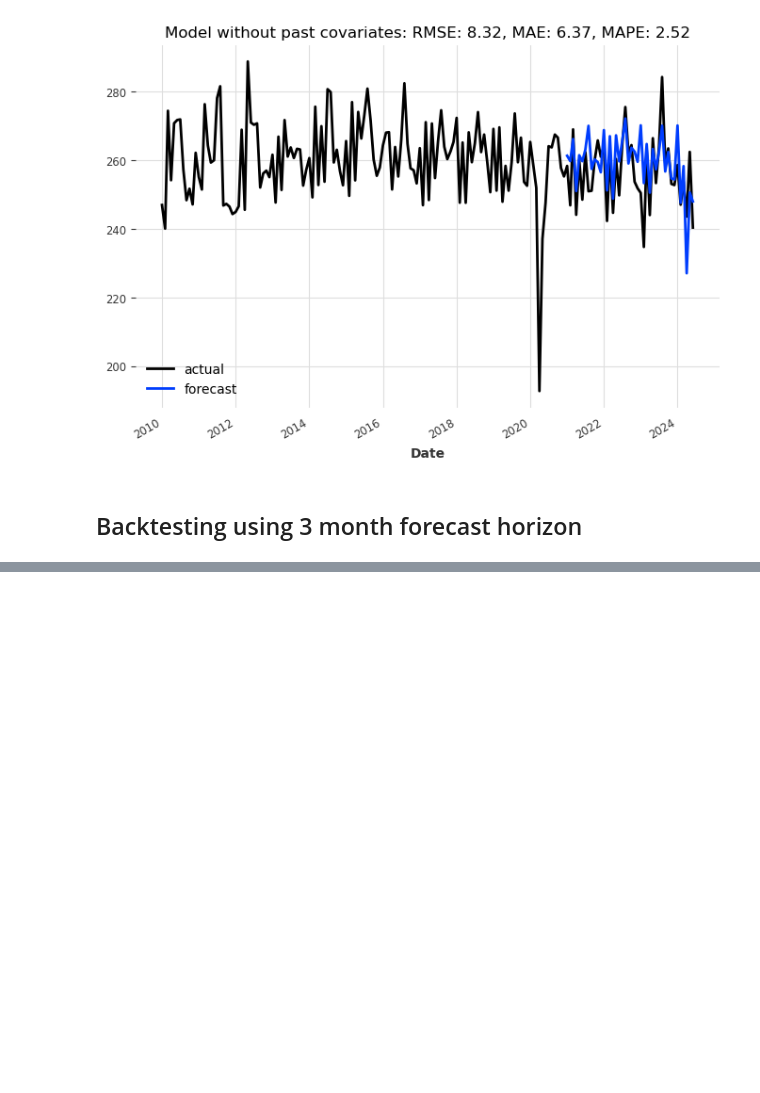
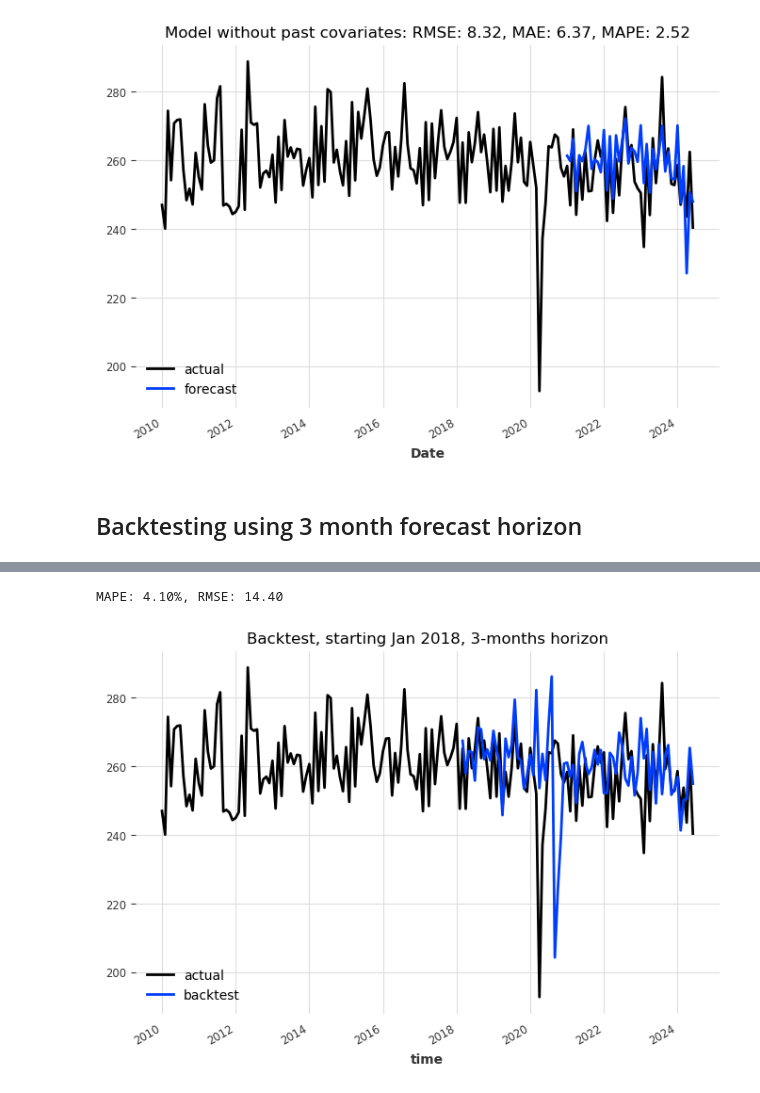
Before and after one commit to TheVeryCoolJackson/COMPSCI760-Electricity-Timeseries, a Jupyter notebook: RNN_test/business/RNN_LNI_bus.ipynb, the cells around one changed output, grey strips where cells are left out. Cells and saved outputs as stored; diff of their text form; code cells hidden in the pictures; blank space fills up the shorter version.

```diff
--- a/RNN_test/business/RNN_LNI_bus.ipynb
+++ b/RNN_test/business/RNN_LNI_bus.ipynb
@@ -246,0 +244,21 @@ MAPE: 5.53%, RMSE: 28.50
+# %%
+plt.figure(figsize=(8, 5))
+ts['Selected business demand (GWh)'].plot(label="actual")
+backtest_series_reversed.plot(label="backtest")
+plt.legend()
+plt.title("Backtest, starting Jan 2018, 3-months horizon")
+print(
+    "MAPE: {:.2f}%, RMSE: {:.2f}".format(
+        mape(
+            ts['Selected business demand (GWh)'],
+            backtest_series_reversed_cov,
+        ),
+        rmse(
+            ts['Selected business demand (GWh)'],
+            backtest_series_reversed_cov,
+        )
+    )
+)
+# %% [output]
+MAPE: 4.10%, RMSE: 14.40
+[figure, added]
```
Also changed, not shown: parts of 4 cells of this notebook, 9 other files.
